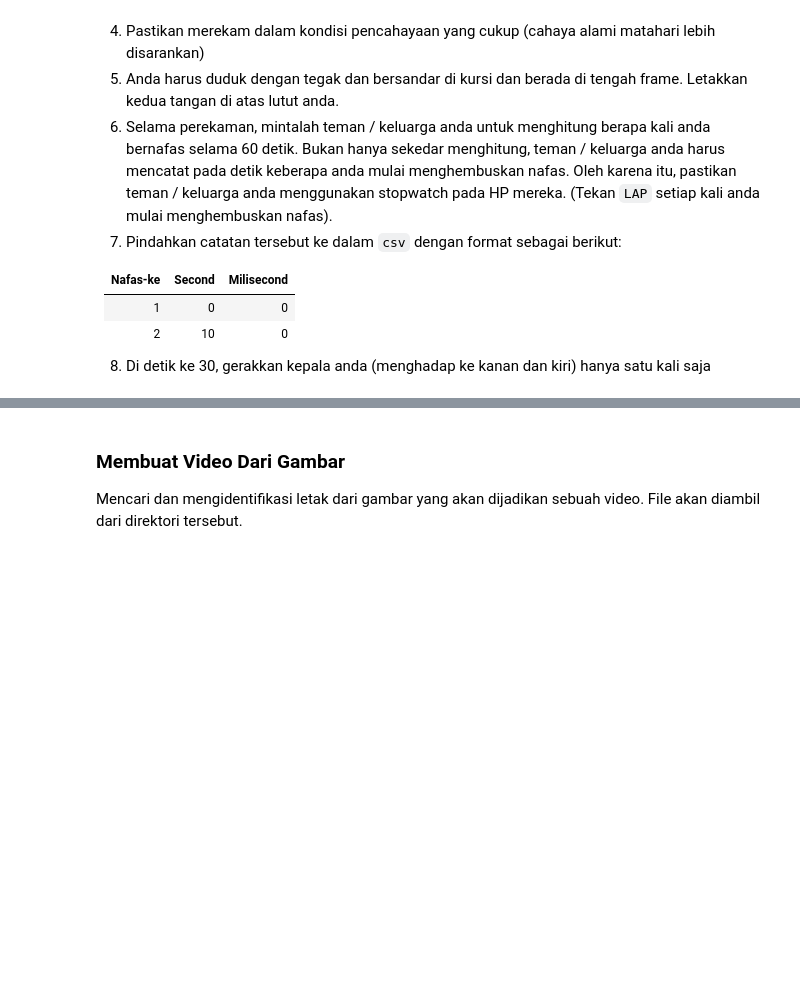
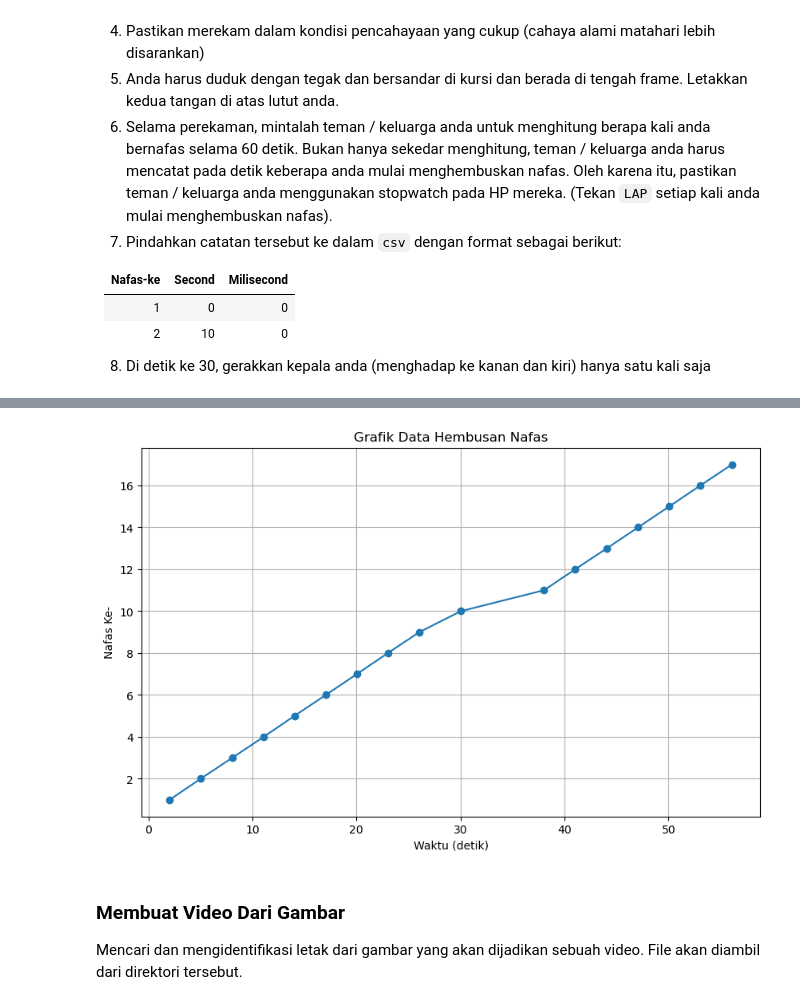
Before and after one commit to kevinsimorangkir21/Digital-Signal-Processing, a Jupyter notebook: 121140150_HO 3.ipynb, the cells around one changed output, grey strips where cells are left out. Drawn from its saved outputs; the diff is of its cells as text; code cells hidden in the pictures; blank space fills up the shorter version.

```diff
--- a/121140150_HO 3.ipynb
+++ b/121140150_HO 3.ipynb
@@ -85,0 +52,21 @@ Mengikuti tahap _Pre-requisite_, yaitu:
+# %%
+from IPython.display import display
+
+# Load the CSV file
+csv_path = os.path.join(os.getcwd(), 'File etc' , 'Data Hembusan.csv')
+if os.path.exists(csv_path):
+    data_hembusan = pd.read_csv(csv_path)
+
+    # Split the single column into multiple columns
+    data_hembusan[['Nafas Ke-', 'Second', 'Milisecond']] = data_hembusan['Nafas Ke-;Second;Milisecond'].str.split(';', expand=True)
+    data_hembusan.drop(columns=['Nafas Ke-;Second;Milisecond'], inplace=True)
+
+    # Convert columns to numeric
+    data_hembusan['Nafas Ke-'] = pd.to_numeric(data_hembusan['Nafas Ke-'])
+    data_hembusan['Second'] = pd.to_numeric(data_hembusan['Second'])
+    data_hembusan['Milisecond'] = pd.to_numeric(data_hembusan['Milisecond'])
+
+    # Display the dataframe
+    display(data_hembusan)
+else:
+    print(f"File not found: {csv_path}")
@@ -86,3 +92,15 @@ Mengikuti tahap _Pre-requisite_, yaitu:
+# %%
+# Plotting the data from Data Hembusan.csv
+plt.figure(figsize=(10, 6))
+plt.plot(data_hembusan['Second'] + data_hembusan['Milisecond'] /
+         1000, data_hembusan['Nafas Ke-'], marker='o')
+plt.title('Grafik Data Hembusan Nafas')
+plt.xlabel('Waktu (detik)')
+plt.ylabel('Nafas Ke-')
+plt.grid(True)
+plt.show()
+# %% [output]
+[figure, added]
 # %% [markdown]
 ### **Membuat Video Dari Gambar**
 Mencari dan mengidentifikasi letak dari gambar yang akan dijadikan sebuah video. File akan diambil dari direktori tersebut.
```
Also changed, not shown: parts of 3 cells of this notebook.
